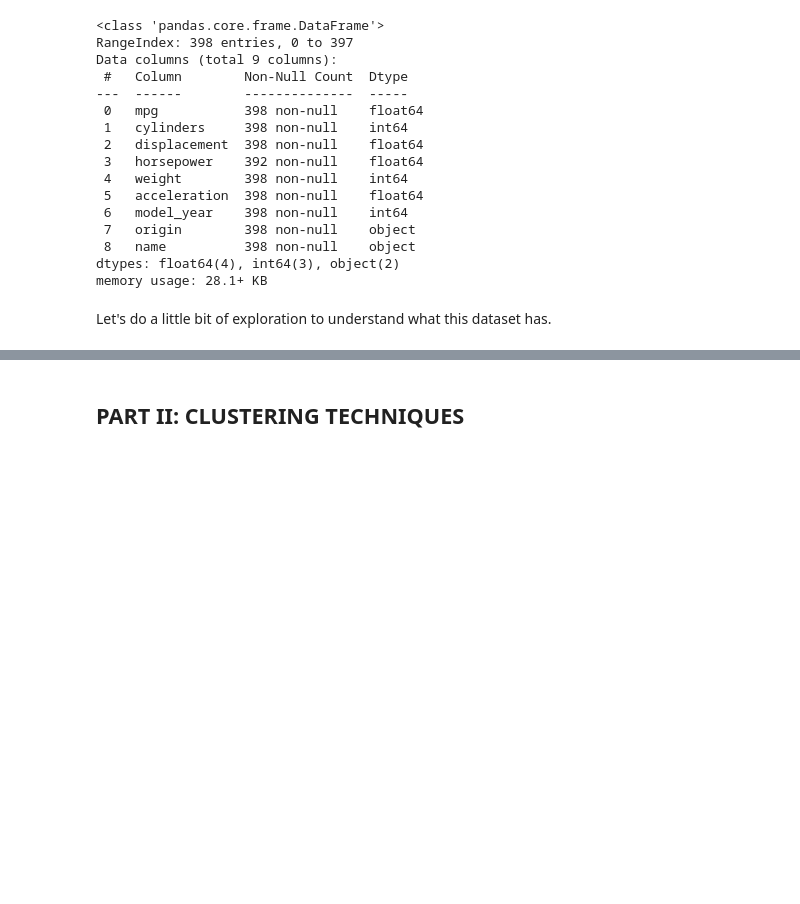
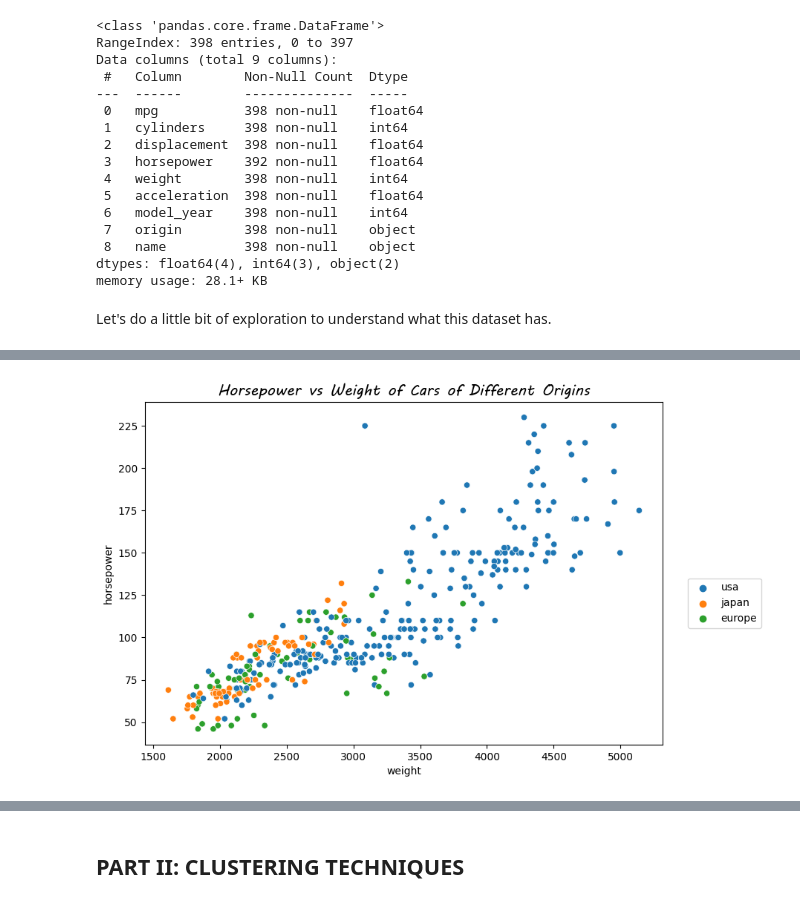
Before and after one commit to pnjoki/PCA-and-Clustering-with-Python, a Jupyter notebook: core.ipynb, the cells around one changed output, grey strips where cells are left out. Drawn from its saved outputs; the diff is of its cells as text; code cells hidden in the pictures; blank space fills up the shorter version.

```diff
--- a/core.ipynb
+++ b/core.ipynb
@@ -93,0 +137,9 @@ AttributeError: 'DataFrame' object has no attribute 'group_by'
+# %%
+fig, ax = plt.subplots(figsize=(9,6))
+ax = sns.scatterplot(data=mpg, y='horsepower', x='weight',
+                hue='origin')
+ax.set_title('Horsepower vs Weight of Cars of Different Origins', fontweight='bold',
+             fontsize=15, family='MV Boli')
+ax.legend(loc='upper right', bbox_to_anchor=(1.2, 0.5));
+# %% [output]
+[figure, added]
```
Also changed, not shown: parts of 31 cells of this notebook, 1 other file.
